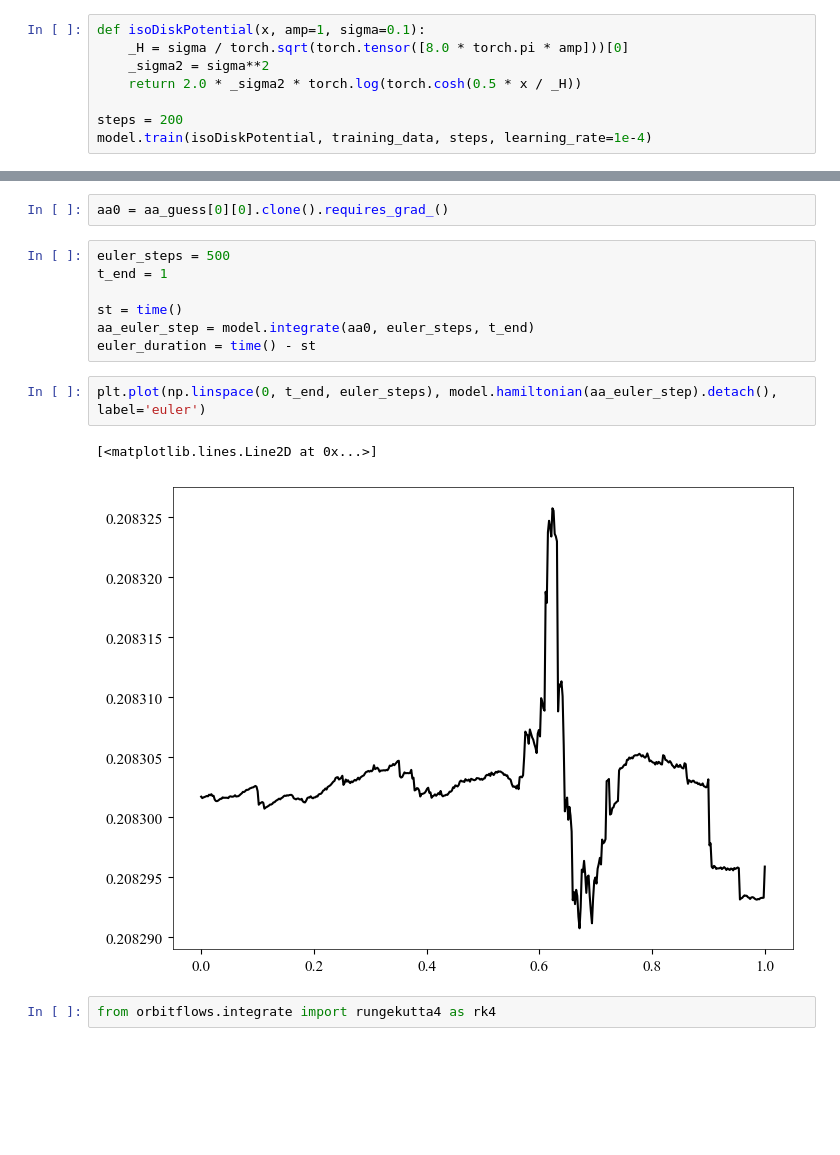
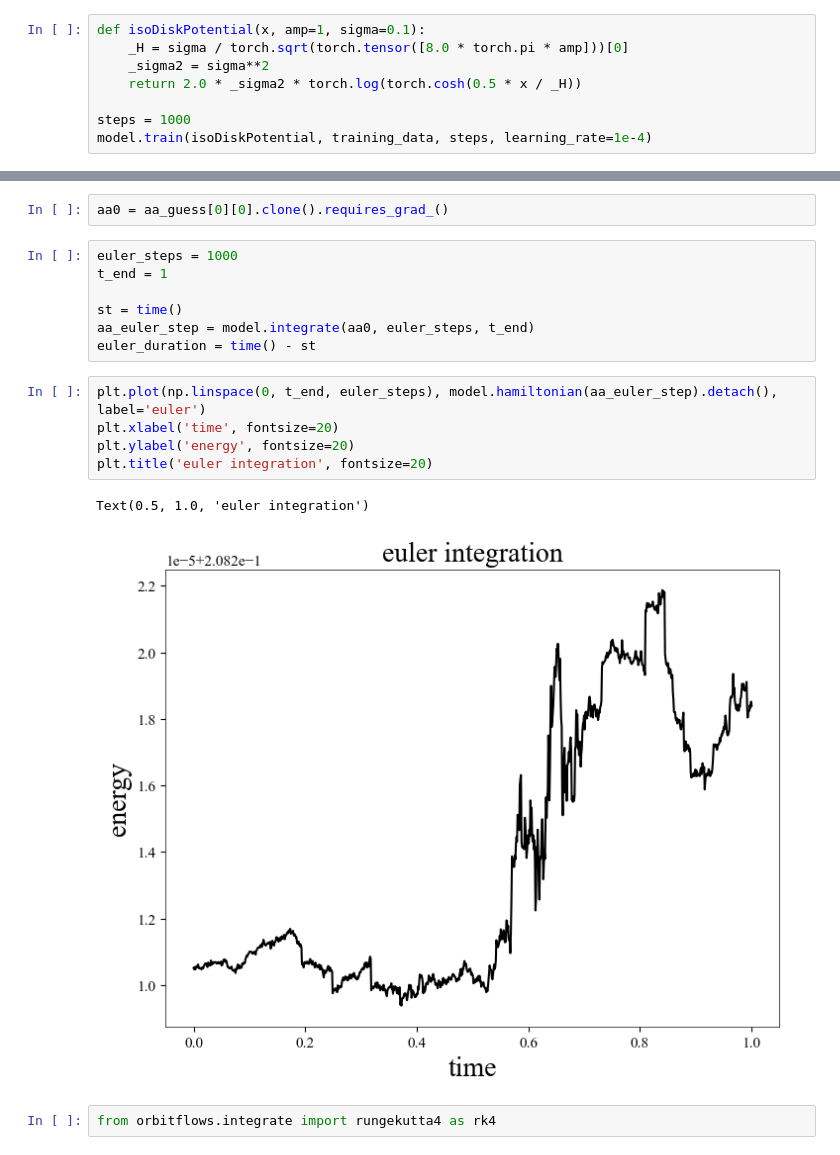
Before and after one commit to sgpfaff/orbitflows, a Jupyter notebook: examples/integration_ex_2.ipynb, the cells around one changed output, grey strips where cells are left out. Drawn from its saved outputs; the diff is of its cells as text; blank space fills up the shorter version.

Commit message:
Better trained NF guess. Testing how it affects integration.

```diff
--- a/examples/integration_ex_2.ipynb
+++ b/examples/integration_ex_2.ipynb
@@ -38,6 +38,6 @@ def isoDiskPotential(x, amp=1, sigma=0.1):
     _sigma2 = sigma**2
     return 2.0 * _sigma2 * torch.log(torch.cosh(0.5 * x / _H))
 
-steps = 200
+steps = 1000
 model.train(isoDiskPotential, training_data, steps, learning_rate=1e-4)
 # %%
@@ -57,7 +67,7 @@ Text(0, 0.5, 'energy')
 # %%
 aa0 = aa_guess[0][0].clone().requires_grad_()
 # %%
-euler_steps = 500
+euler_steps = 1000
 t_end = 1
 
 st = time()
@@ -65,9 +75,12 @@ aa_euler_step = model.integrate(aa0, euler_steps, t_end)
 euler_duration = time() - st
 # %%
 plt.plot(np.linspace(0, t_end, euler_steps), model.hamiltonian(aa_euler_step).detach(), label='euler')
+plt.xlabel('time', fontsize=20)
+plt.ylabel('energy', fontsize=20)
+plt.title('euler integration', fontsize=20)
 # %% [output]
-[<matplotlib.lines.Line2D at 0x...>]
+Text(0.5, 1.0, 'euler integration')
-[figure, old version]
+[figure, new version]
 # %%
 from orbitflows.integrate import rungekutta4 as rk4
 # %%
```
Also changed, not shown: parts of 10 cells of this notebook.
